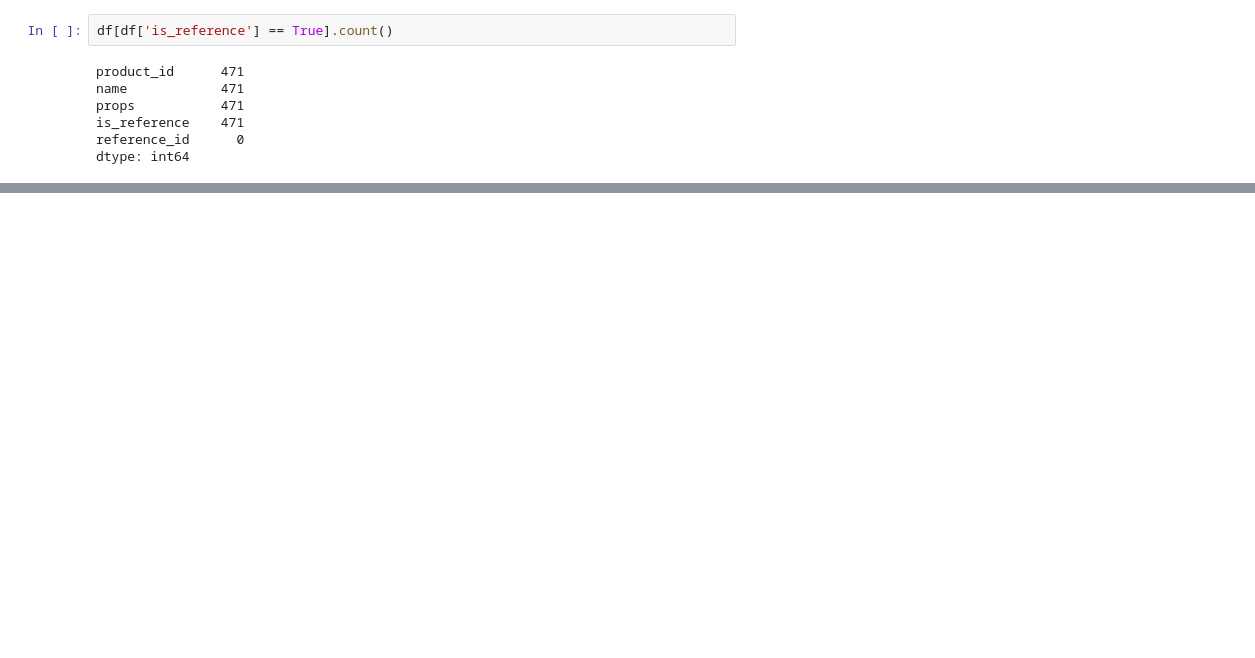
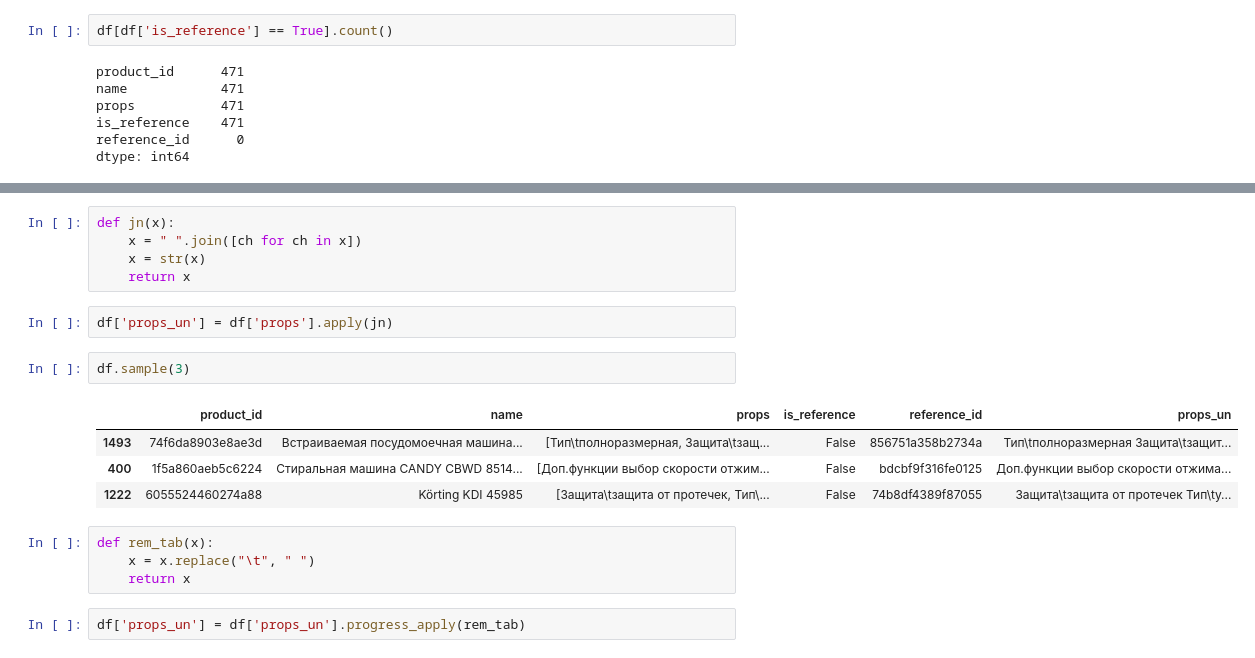
Before and after one commit to andreyshishkov/agora_hack_team_project, a Jupyter notebook: Sandbox.ipynb, the cells around one changed output, grey strips where cells are left out. Cells and saved outputs as stored; diff of their text form; blank space fills up the shorter version.

```diff
--- a/Sandbox.ipynb
+++ b/Sandbox.ipynb
@@ -57,0 +90,20 @@ prdct_2 = df[df['is_reference'] == False]
+# %%
+def jn(x):
+    x = " ".join([ch for ch in x])
+    x = str(x)
+    return x
+# %%
+df['props_un'] = df['props'].apply(jn)
+# %%
+df.sample(3)
+# %% [output]
+|  | product_id | name | props | is_reference | reference_id | props_un |
+| 1493 | 74f6da8903e8ae3d | Встраиваемая посудомоечная машина... | [Тип\tполноразмерная, Защита\tзащ... | False | 856751a358b2734a | Тип\tполноразмерная Защита\tзащит... |
+| 400 | 1f5a860aeb5c6224 | Стиральная машина CANDY CBWD 8514... | [Доп.функции выбор скорости отжим... | False | bdcbf9f316fe0125 | Доп.функции выбор скорости отжима... |
+| 1222 | 6055524460274a88 | Körting KDI 45985 | [Защита\tзащита от протечек, Тип\... | False | 74b8df4389f87055 | Защита\tзащита от протечек Тип\tу... |
+# %%
+def rem_tab(x):
+    x = x.replace("\t", " ")
+    return x
+# %%
+df['props_un'] = df['props_un'].progress_apply(rem_tab)
```
Also changed, not shown: parts of 68 cells of this notebook, 5 other files.
